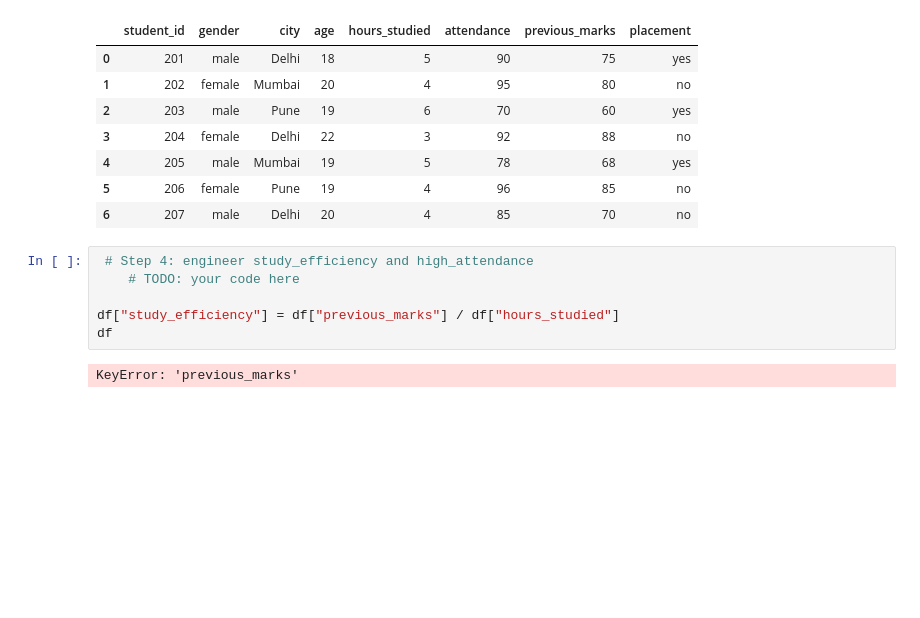
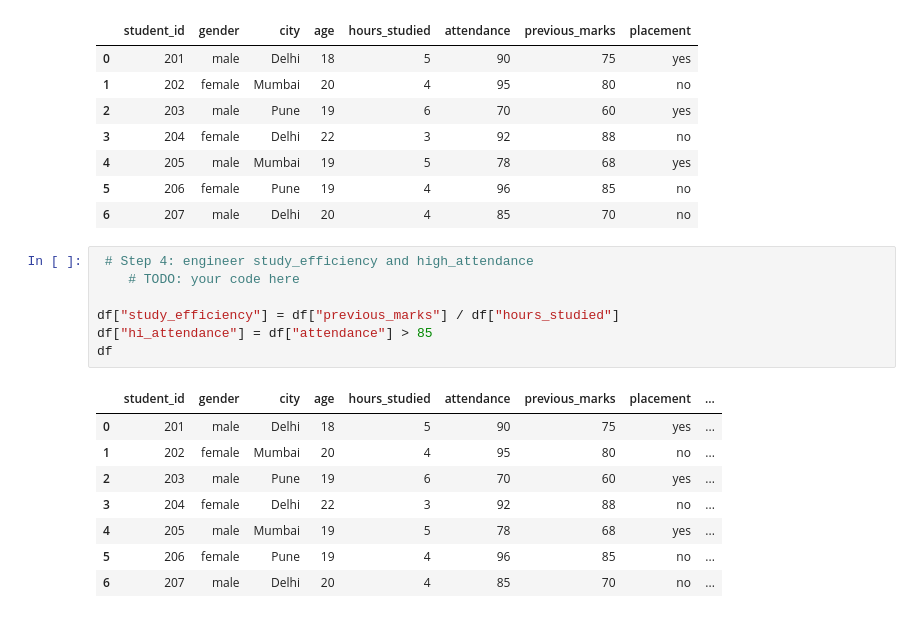
Before and after one commit to sarwathasan72-svg/Masai_IIT_AIML, a Jupyter notebook: Integrated_Data_Preparation_Workshop_Subjective.ipynb, the cells around one changed output. Drawn from its saved outputs; the diff is of its cells as text; blank space fills up the shorter version.

```diff
--- a/Integrated_Data_Preparation_Workshop_Subjective.ipynb
+++ b/Integrated_Data_Preparation_Workshop_Subjective.ipynb
@@ -103,8 +103,16 @@ df
 # %%
  # Step 4: engineer study_efficiency and high_attendance
     # TODO: your code here
 
 df["study_efficiency"] = df["previous_marks"] / df["hours_studied"]
+df["hi_attendance"] = df["attendance"] > 85
 df
 # %% [output]
-KeyError: 'previous_marks'
+|  | student_id | gender | city | age | hours_studied | attendance | previous_marks | placement | ... |
+| 0 | 201 | male | Delhi | 18 | 5 | 90 | 75 | yes | ... |
+| 1 | 202 | female | Mumbai | 20 | 4 | 95 | 80 | no | ... |
+| 2 | 203 | male | Pune | 19 | 6 | 70 | 60 | yes | ... |
+| 3 | 204 | female | Delhi | 22 | 3 | 92 | 88 | no | ... |
+| 4 | 205 | male | Mumbai | 19 | 5 | 78 | 68 | yes | ... |
+| 5 | 206 | female | Pune | 19 | 4 | 96 | 85 | no | ... |
+| 6 | 207 | male | Delhi | 20 | 4 | 85 | 70 | no | ... |
```
Also changed, not shown: parts of 1 cell of this notebook.
